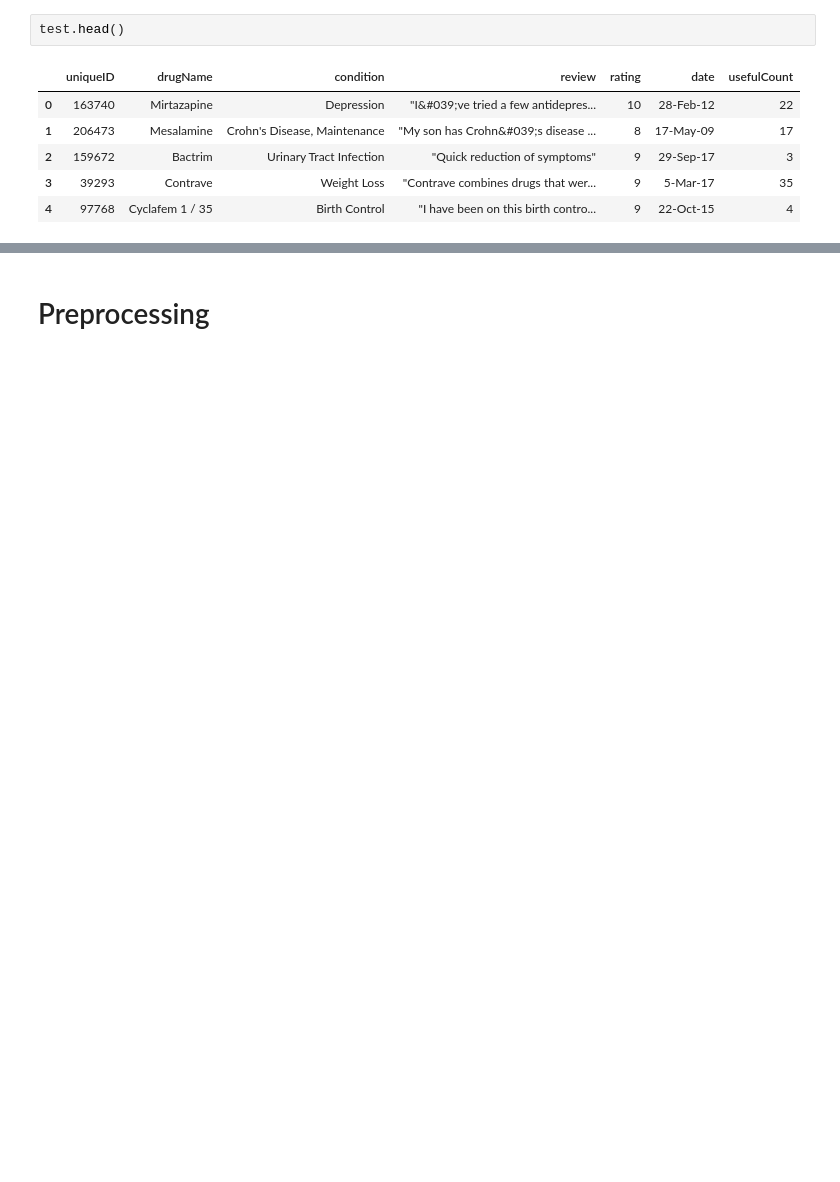
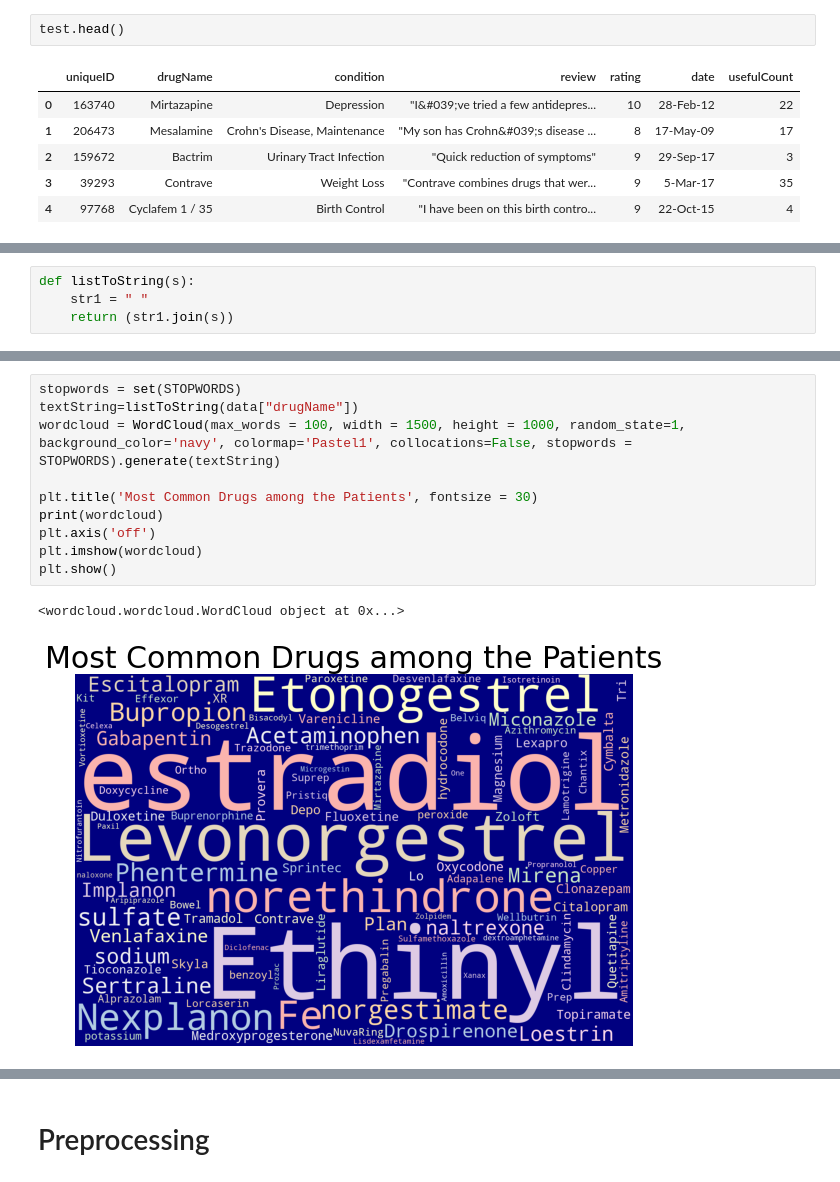
Before and after one commit to harsh-ux/Sentiment-Analysis-of-Drug-Reviews, a Jupyter notebook: Pill_Recommendation.ipynb, the cells around one changed output, grey strips where cells are left out. Cells and saved outputs as stored; diff of their text form; blank space fills up the shorter version.

Commit message:
Added visualization of the dataset

```diff
--- a/Pill_Recommendation.ipynb
+++ b/Pill_Recommendation.ipynb
@@ -46,0 +75,4 @@ test.head()
+# %%
+def listToString(s):
+    str1 = " "
+    return (str1.join(s))
@@ -46,0 +88,13 @@ test.head()
+# %%
+stopwords = set(STOPWORDS)
+textString=listToString(data["drugName"])
+wordcloud = WordCloud(max_words = 100, width = 1500, height = 1000, random_state=1, background_color='navy', colormap='Pastel1', collocations=False, stopwords = STOPWORDS).generate(textString)
+
+plt.title('Most Common Drugs among the Patients', fontsize = 30)
+print(wordcloud)
+plt.axis('off')
+plt.imshow(wordcloud)
+plt.show()
+# %% [output]
+<wordcloud.wordcloud.WordCloud object at 0x...>
+[figure, added]
```
Also changed, not shown: parts of 47 cells of this notebook.
